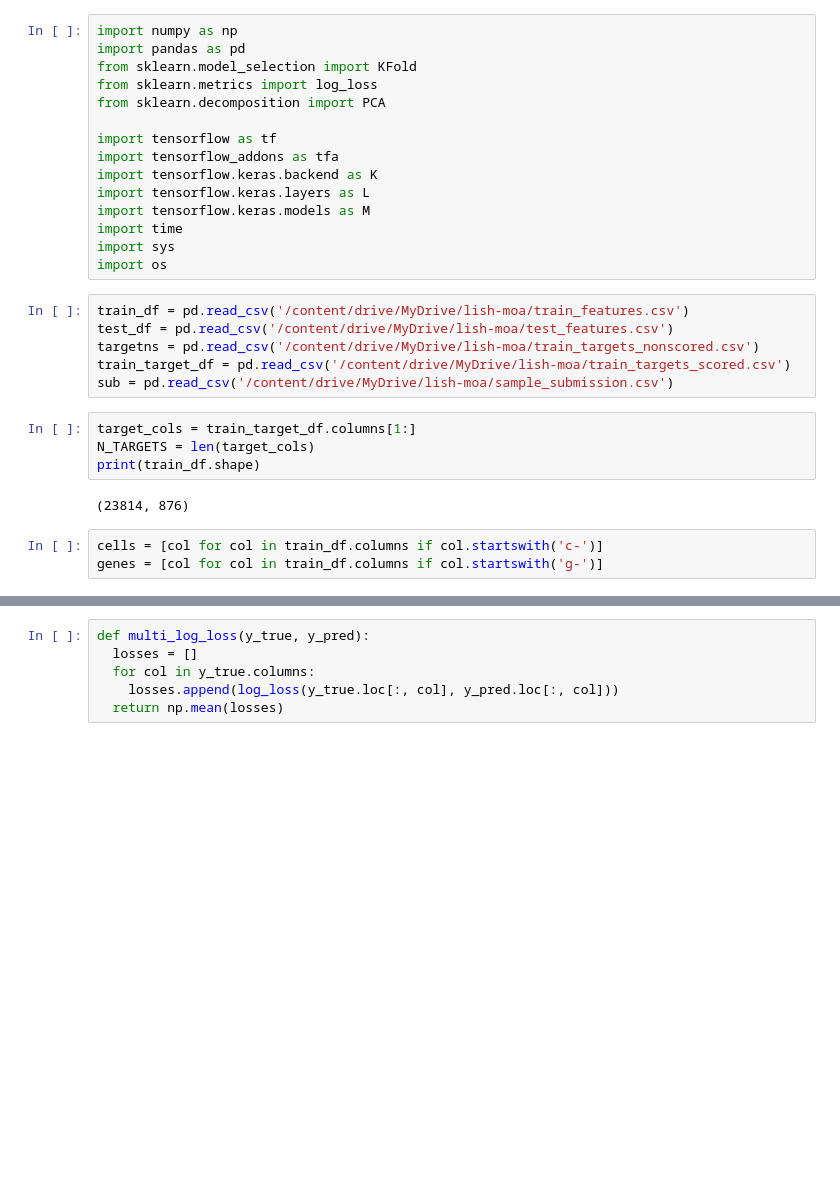
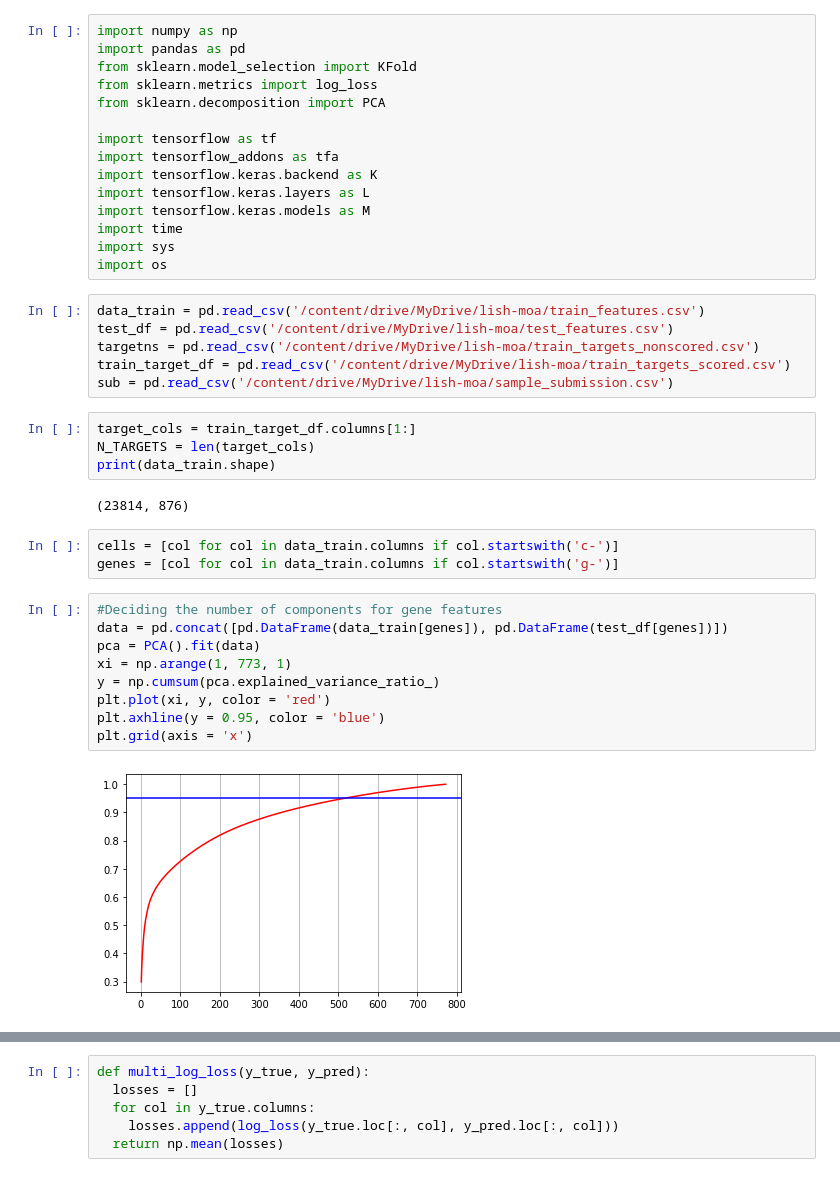
Before and after one commit to shubham1925/mechanism-of-action-prediction, a Jupyter notebook: lish_moa_new.ipynb, the cells around one changed output, grey strips where cells are left out. Saved outputs shown, nothing was run; the diff lists cells and outputs as text; blank space fills up the shorter version.

Commit message:
Add number of component calculation of PCA

```diff
--- a/lish_moa_new.ipynb
+++ b/lish_moa_new.ipynb
@@ -20,7 +20,7 @@ import time
 import sys
 import os
 # %%
-train_df = pd.read_csv('/content/drive/MyDrive/lish-moa/train_features.csv')
+data_train = pd.read_csv('/content/drive/MyDrive/lish-moa/train_features.csv')
 test_df = pd.read_csv('/content/drive/MyDrive/lish-moa/test_features.csv')
 targetns = pd.read_csv('/content/drive/MyDrive/lish-moa/train_targets_nonscored.csv')
 train_target_df = pd.read_csv('/content/drive/MyDrive/lish-moa/train_targets_scored.csv')
@@ -28,9 +28,20 @@ sub = pd.read_csv('/content/drive/MyDrive/lish-moa/sample_submission.csv')
 # %%
 target_cols = train_target_df.columns[1:]
 N_TARGETS = len(target_cols)
-print(train_df.shape)
+print(data_train.shape)
 # %% [output]
 (23814, 876)
 # %%
-cells = [col for col in train_df.columns if col.startswith('c-')]
-genes = [col for col in train_df.columns if col.startswith('g-')]
+cells = [col for col in data_train.columns if col.startswith('c-')]
+genes = [col for col in data_train.columns if col.startswith('g-')]
+# %%
+#Deciding the number of components for gene features
+data = pd.concat([pd.DataFrame(data_train[genes]), pd.DataFrame(test_df[genes])])
+pca = PCA().fit(data)
+xi = np.arange(1, 773, 1)
+y = np.cumsum(pca.explained_variance_ratio_)
+plt.plot(xi, y, color = 'red')
+plt.axhline(y = 0.95, color = 'blue')
+plt.grid(axis = 'x')
+# %% [output]
+[figure, added]
```
Also changed, not shown: parts of 16 cells of this notebook.
